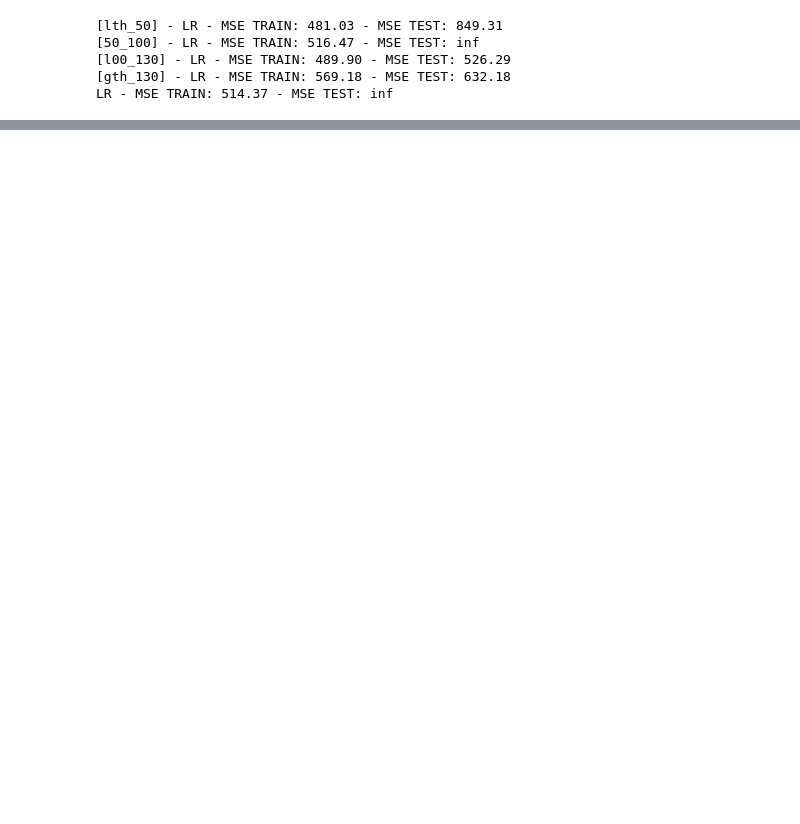
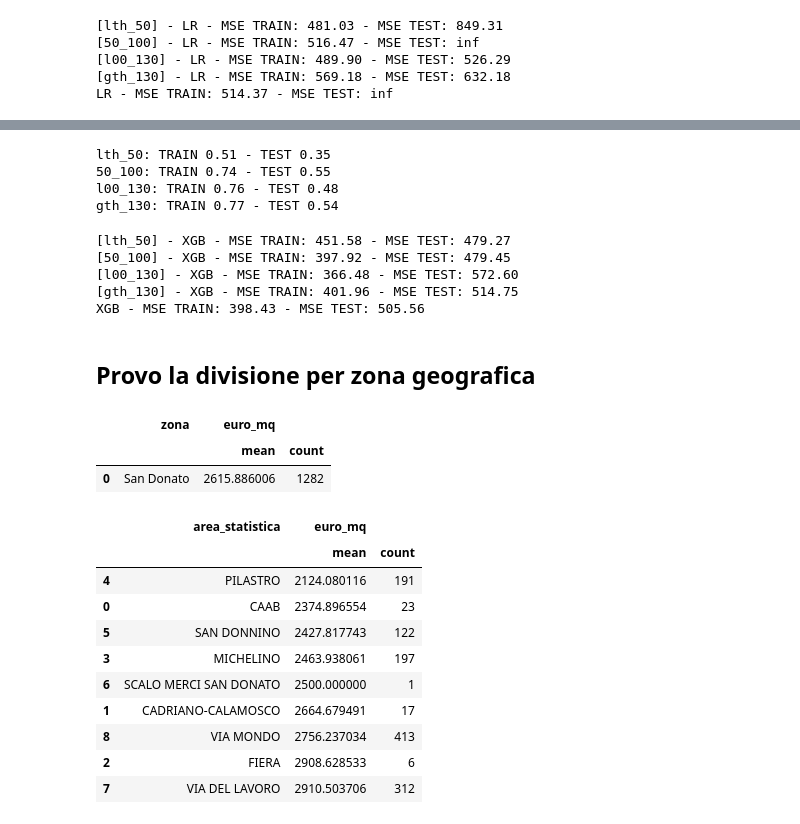
Before and after one commit to mattcond/training-repo, a Jupyter notebook: immobiliare-v2/ml_model_nb.ipynb, the cells around one changed output, grey strips where cells are left out. Saved outputs shown, nothing was run; the diff lists cells and outputs as text; code cells hidden in the pictures; blank space fills up the shorter version.

```diff
--- a/immobiliare-v2/ml_model_nb.ipynb
+++ b/immobiliare-v2/ml_model_nb.ipynb
@@ -541,0 +596,61 @@ XGB - MSE TRAIN: 287.88 - MSE TEST: 488.87
+# %%
+for k, _ in xgb_model_dict.items():
+
+    train_score = xgb.score(train_dict[k]['X'], np.log(train_dict[k]['y']))
+    test_score = xgb.score(test_dict[k]['X'], np.log(test_dict[k]['y']))
+    print(f"""{k}: TRAIN {train_score:.2f} - TEST {test_score:.2f}""")
+# %% [output]
+lth_50: TRAIN 0.51 - TEST 0.35
+50_100: TRAIN 0.74 - TEST 0.55
+l00_130: TRAIN 0.76 - TEST 0.48
+gth_130: TRAIN 0.77 - TEST 0.54
+# %%
+for k, xgb_m in xgb_model_dict.items():
+
+    train_dict[k]['raw']['predicted_eur_mq'] = np.exp(xgb.predict(train_dict[k]['X']))
+    train_dict[k]['raw']['predicted_price'] = train_dict[k]['raw']['predicted_eur_mq'] * train_dict[k]['raw']['superficie']
+
+    mse_train = np.sqrt(np.square(train_dict[k]['raw']['euro_mq']-train_dict[k]['raw']['predicted_eur_mq']).mean())
+
+    test_dict[k]['raw']['predicted_eur_mq'] = np.exp(xgb.predict(test_dict[k]['X']))
+    test_dict[k]['raw']['predicted_price'] = test_dict[k]['raw']['predicted_eur_mq'] * test_dict[k]['raw']['superficie']
+
+    mse_test = np.sqrt(np.square(test_dict[k]['raw']['euro_mq']-test_dict[k]['raw']['predicted_eur_mq']).mean())
+
+    print(f'[{k}] - XGB - MSE TRAIN: {mse_train:.2f} - MSE TEST: {mse_test:.2f}')
+
+train_raw = pd.concat([v['raw'] for k, v in train_dict.items()])
+test_raw = pd.concat([v['raw'] for k, v in test_dict.items()])
+
+mse_train = np.sqrt(np.square(train_raw['euro_mq']-train_raw['predicted_eur_mq']).mean())
+mse_test = np.sqrt(np.square(test_raw['euro_mq']-test_raw['predicted_eur_mq']).mean())
+
+print(f'XGB - MSE TRAIN: {mse_train:.2f} - MSE TEST: {mse_test:.2f}')
+# %% [output]
+[lth_50] - XGB - MSE TRAIN: 451.58 - MSE TEST: 479.27
+[50_100] - XGB - MSE TRAIN: 397.92 - MSE TEST: 479.45
+[l00_130] - XGB - MSE TRAIN: 366.48 - MSE TEST: 572.60
+[gth_130] - XGB - MSE TRAIN: 401.96 - MSE TEST: 514.75
+XGB - MSE TRAIN: 398.43 - MSE TEST: 505.56
+# %% [markdown]
+## Provo la divisione per zona geografica
+# %%
+data.loc[data.zona == 'San Donato', ['zona','euro_mq']].groupby('zona').agg(['mean', 'count']).reset_index().sort_values(('euro_mq', 'mean'))
+# %% [output]
+|  | zona | euro_mq |  |
+|  |  | mean | count |
+| 0 | San Donato | 2615.886006 | 1282 |
+# %%
+data.loc[data.zona == 'San Donato', ['area_statistica', 'euro_mq']].groupby('area_statistica').agg(['mean', 'count']).reset_index().sort_values(('euro_mq', 'mean'))
+# %% [output]
+|  | area_statistica | euro_mq |  |
+|  |  | mean | count |
+| 4 | PILASTRO | 2124.080116 | 191 |
+| 0 | CAAB | 2374.896554 | 23 |
+| 5 | SAN DONNINO | 2427.817743 | 122 |
+| 3 | MICHELINO | 2463.938061 | 197 |
+| 6 | SCALO MERCI SAN DONATO | 2500.000000 | 1 |
+| 1 | CADRIANO-CALAMOSCO | 2664.679491 | 17 |
+| 8 | VIA MONDO | 2756.237034 | 413 |
+| 2 | FIERA | 2908.628533 | 6 |
+| 7 | VIA DEL LAVORO | 2910.503706 | 312 |
```
Also changed, not shown: parts of 37 cells of this notebook, 1 other file.
